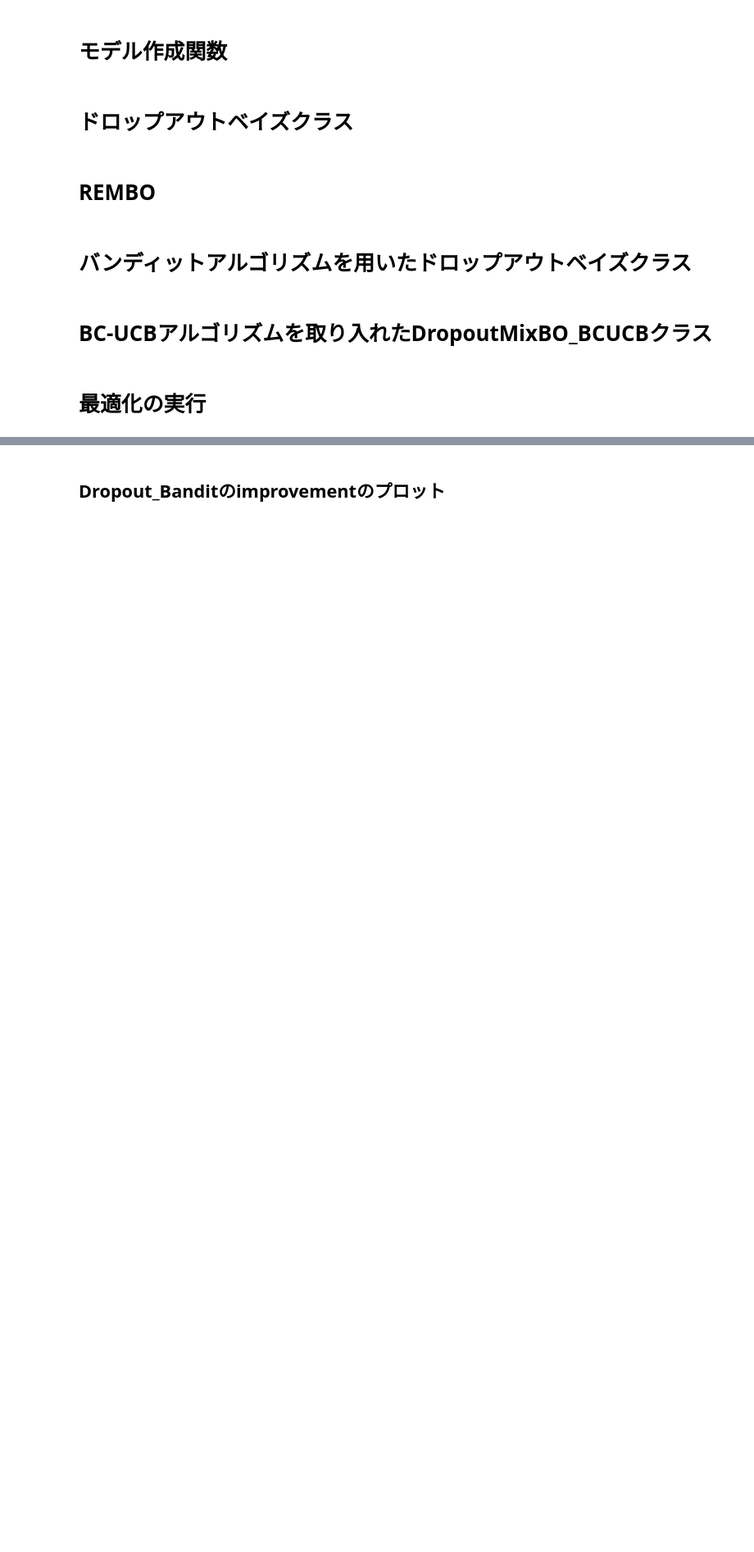
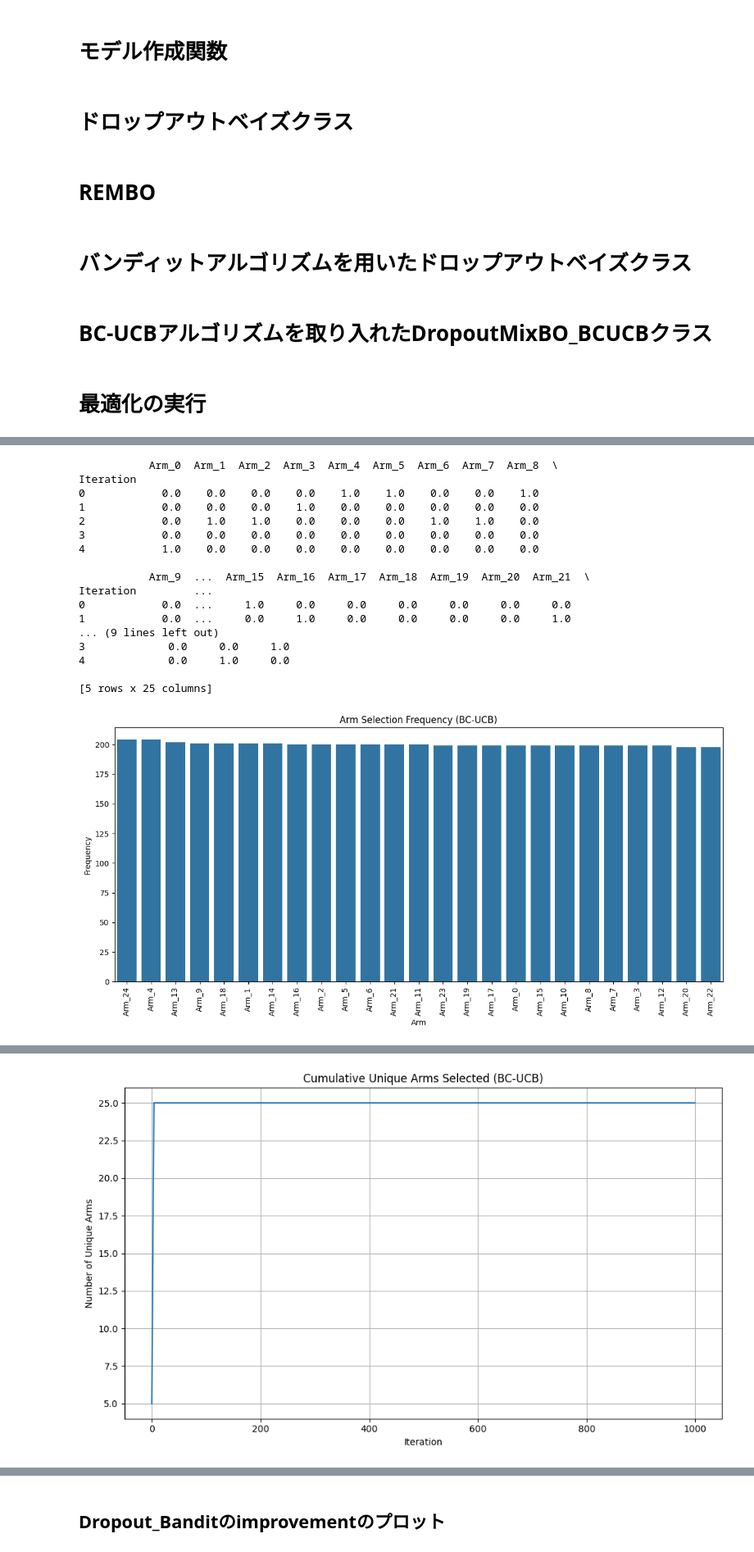
Before and after one commit to nomuyu00/baysian_optimization, a Jupyter notebook: high_dimension_bays.ipynb, the cells around one changed output, grey strips where cells are left out. Shown at 82% size. Saved outputs shown, nothing was run; the diff lists cells and outputs as text; code cells hidden in the pictures; blank space fills up the shorter version.

```diff
--- a/high_dimension_bays.ipynb
+++ b/high_dimension_bays.ipynb
@@ -352,0 +551,74 @@ except subprocess.CalledProcessError:
+# %%
+import matplotlib.pyplot as plt
+import seaborn as sns
+
+# Load the saved CSV file
+df = pd.read_csv("dropout_bandit_bc_ucb_arm_selection_binary.csv", index_col="Iteration")
+
+# Display the first few rows of the DataFrame
+print(df.head())
+
+# Calculate arm selection frequency
+arm_freq = df.sum().sort_values(ascending=False)
+
+# Create a bar plot of arm selection frequency
+plt.figure(figsize=(12, 6))
+sns.barplot(x=arm_freq.index, y=arm_freq.values)
+plt.title("Arm Selection Frequency (BC-UCB)")
+plt.xlabel("Arm")
+plt.ylabel("Frequency")
+plt.xticks(rotation=90)
+plt.tight_layout()
+plt.show()
+
+# Create a heatmap of arm selection over iterations
+plt.figure(figsize=(12, 8))
+sns.heatmap(df.T, cmap="YlOrRd", cbar_kws={'label': 'Selected'})
+plt.title("Arm Selection Over Iterations (BC-UCB)")
+plt.xlabel("Iteration")
+plt.ylabel("Arm")
+plt.tight_layout()
+plt.show()
+
+# Calculate and plot the cumulative unique arms selected
+cumulative_unique_arms = df.cumsum().apply(lambda x: x[x > 0].count(), axis=1)
+
+plt.figure(figsize=(10, 6))
+plt.plot(cumulative_unique_arms)
+plt.title("Cumulative Unique Arms Selected (BC-UCB)")
+plt.xlabel("Iteration")
+plt.ylabel("Number of Unique Arms")
+plt.grid(True)
+plt.tight_layout()
+plt.show()
+
+# Calculate the probability of each arm being selected
+arm_probabilities = df.mean().sort_values(ascending=False)
+
+plt.figure(figsize=(12, 6))
+sns.barplot(x=arm_probabilities.index, y=arm_probabilities.values)
+plt.title("Probability of Arm Selection (BC-UCB)")
+plt.xlabel("Arm")
+plt.ylabel("Probability")
+plt.xticks(rotation=90)
+plt.tight_layout()
+plt.show()
+# %% [output]
+           Arm_0  Arm_1  Arm_2  Arm_3  Arm_4  Arm_5  Arm_6  Arm_7  Arm_8  \
+Iteration
+0            0.0    0.0    0.0    0.0    1.0    1.0    0.0    0.0    1.0
+1            0.0    0.0    0.0    1.0    0.0    0.0    0.0    0.0    0.0
+2            0.0    1.0    1.0    0.0    0.0    0.0    1.0    1.0    0.0
+3            0.0    0.0    0.0    0.0    0.0    0.0    0.0    0.0    0.0
+4            1.0    0.0    0.0    0.0    0.0    0.0    0.0    0.0    0.0
+
+           Arm_9  ...  Arm_15  Arm_16  Arm_17  Arm_18  Arm_19  Arm_20  Arm_21  \
+Iteration         ...
+0            0.0  ...     1.0     0.0     0.0     0.0     0.0     0.0     0.0
+1            0.0  ...     0.0     1.0     0.0     0.0     0.0     0.0     1.0
+... (9 lines left out)
+3             0.0     0.0     1.0
+4             0.0     1.0     0.0
+
+[5 rows x 25 columns]
+[figure, added]
@@ -352,0 +626 @@ except subprocess.CalledProcessError:
+[figure, added]
```
Also changed, not shown: parts of 14 cells of this notebook.
